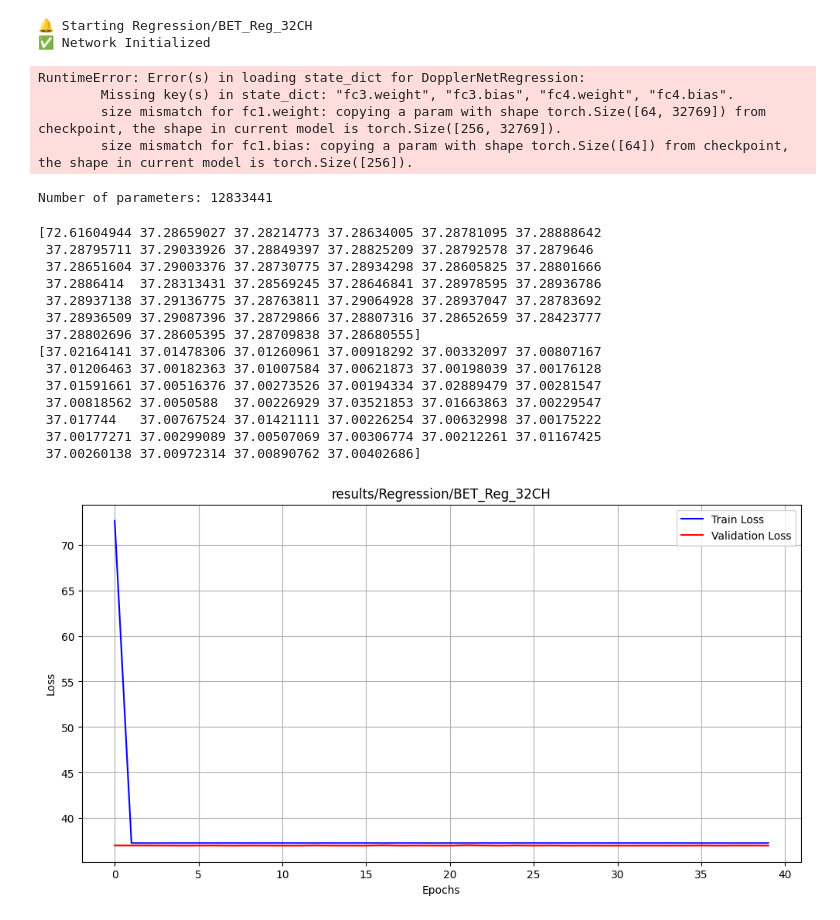
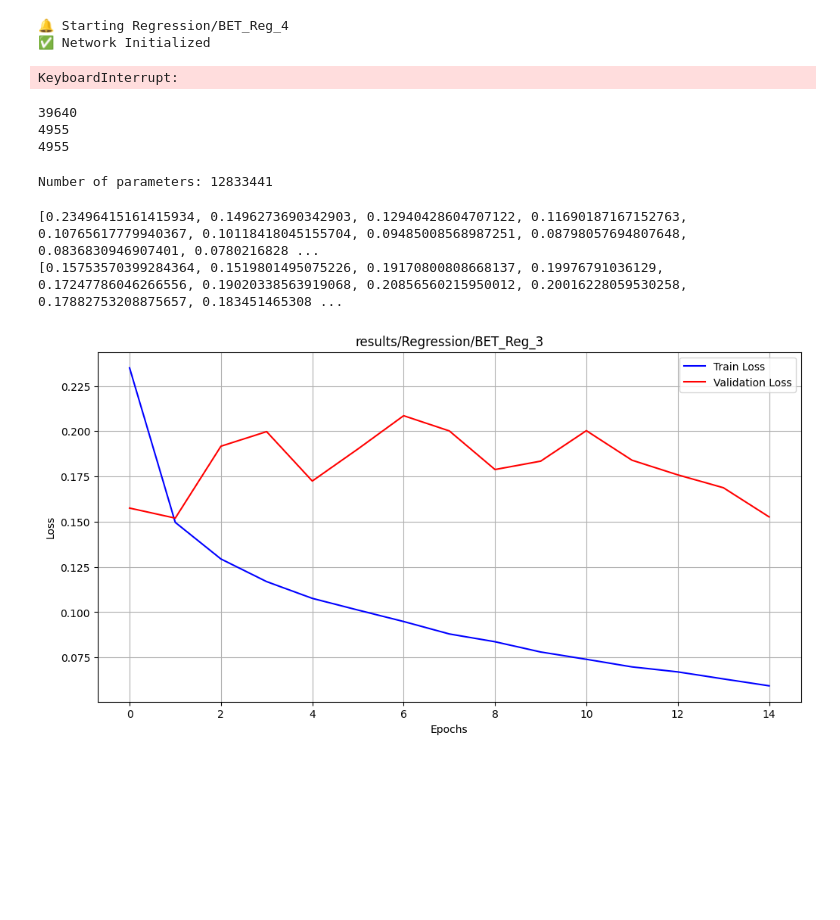
Before and after one commit to Hip02/CrowdMonitoring_Hip, a Jupyter notebook: DeepLearning/deep_learning_first_try.ipynb, the cells around one changed output. Saved outputs shown, nothing was run; the diff lists cells and outputs as text; code cells hidden in the pictures; blank space fills up the shorter version.

Commit message:
Temporal Network implem

```diff
--- a/DeepLearning/deep_learning_first_try.ipynb
+++ b/DeepLearning/deep_learning_first_try.ipynb
@@ -10,7 +10,7 @@ import os
 base_path = "/Volumes/HIP_BACKUP/MEMOIRE/Code/MyDB2"
 all = [f"NewExp{i}" for i in range(1, 51)]
 # %%
-l_exp = [f"Regression/BET_Reg_32CH"] # Regression/Reg_1
+l_exp = [f"Regression/BET_Reg_4"] # Regression/Reg_1
 
 data_loader = DataLoader(base_path, exp_list=all)
 
@@ -30,18 +30,23 @@ for exp in l_exp :
     myNetwork = Network_Class(data_loader, param, resultsPath, sub_sample_factor=1)
 
     # Train the network
-    #train_losses, val_losses =  myNetwork.train()
+    train_losses, val_losses =  myNetwork.train()
 
     # Test the network
-    myNetwork.loadWeight()
-    myNetwork.test()
+    #myNetwork.loadWeight()
+    #myNetwork.test()
 # %% [output]
-🔔 Starting Regression/BET_Reg_32CH
+🔔 Starting Regression/BET_Reg_4
 ✅ Network Initialized
-RuntimeError: Error(s) in loading state_dict for DopplerNetRegression:
-        Missing key(s) in state_dict: "fc3.weight", "fc3.bias", "fc4.weight", "fc4.bias".
-        size mismatch for fc1.weight: copying a param with shape torch.Size([64, 32769]) from checkpoint, the shape in current model is torch.Size([256, 32769]).
-        size mismatch for fc1.bias: copying a param with shape torch.Size([64]) from checkpoint, the shape in current model is torch.Size([256]).
+KeyboardInterrupt:
+# %%
+print(len(myNetwork.dataSetTrain))
+print(len(myNetwork.dataSetTest))
+print(len(myNetwork.dataSetVal))
+# %% [output]
+39640
+4955
+4955
 # %%
 num_params = sum(p.numel() for p in myNetwork.model.parameters())
 print(f"Number of parameters: {num_params}")
@@ -54,24 +59,12 @@ print(f"Number of parameters: {num_params}")
 Number of parameters: 12833441
 # %%
 # Load learning curves
-train_losses = np.load(os.path.join(resultsPath, "train_losses.npy"))
-val_losses = np.load(os.path.join(resultsPath, "val_losses.npy"))
+#train_losses = np.load(os.path.join(resultsPath, "train_losses.npy"))
+#val_losses = np.load(os.path.join(resultsPath, "val_losses.npy"))
 print(train_losses)
 print(val_losses)
 plot_learning_curves(train_losses, val_losses, resultsPath)
 # %% [output]
-[72.61604944 37.28659027 37.28214773 37.28634005 37.28781095 37.28888642
- 37.28795711 37.29033926 37.28849397 37.28825209 37.28792578 37.2879646
- 37.28651604 37.29003376 37.28730775 37.28934298 37.28605825 37.28801666
- 37.2886414  37.28313431 37.28569245 37.28646841 37.28978595 37.28936786
- 37.28937138 37.29136775 37.28763811 37.29064928 37.28937047 37.28783692
- 37.28936509 37.29087396 37.28729866 37.28807316 37.28652659 37.28423777
- 37.28802696 37.28605395 37.28709838 37.28680555]
-[37.02164141 37.01478306 37.01260961 37.00918292 37.00332097 37.00807167
- 37.01206463 37.00182363 37.01007584 37.00621873 37.00198039 37.00176128
- 37.01591661 37.00516376 37.00273526 37.00194334 37.02889479 37.00281547
- 37.00818562 37.0050588  37.00226929 37.03521853 37.01663863 37.00229547
- 37.017744   37.00767524 37.01421111 37.00226254 37.00632998 37.00175222
- 37.00177271 37.00299089 37.00507069 37.00306774 37.00212261 37.01167425
- 37.00260138 37.00972314 37.00890762 37.00402686]
+[0.23496415161415934, 0.1496273690342903, 0.12940428604707122, 0.11690187167152763, 0.10765617779940367, 0.10118418045155704, 0.09485008568987251, 0.08798057694807648, 0.0836830946907401, 0.0780216828 ...
+[0.15753570399284364, 0.1519801495075226, 0.19170800808668137, 0.19976791036129, 0.17247786046266556, 0.19020338563919068, 0.20856560215950012, 0.20016228059530258, 0.17882753208875657, 0.183451465308 ...
-[figure, old version]
+[figure, new version]
```
Also changed, not shown: 5 other files.
